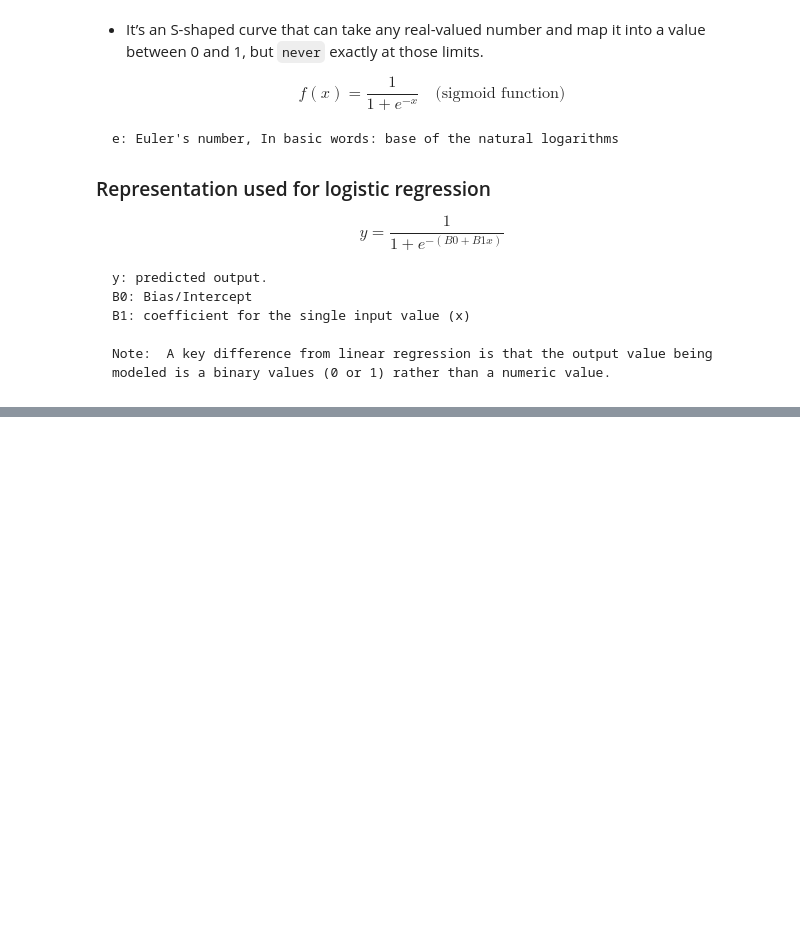
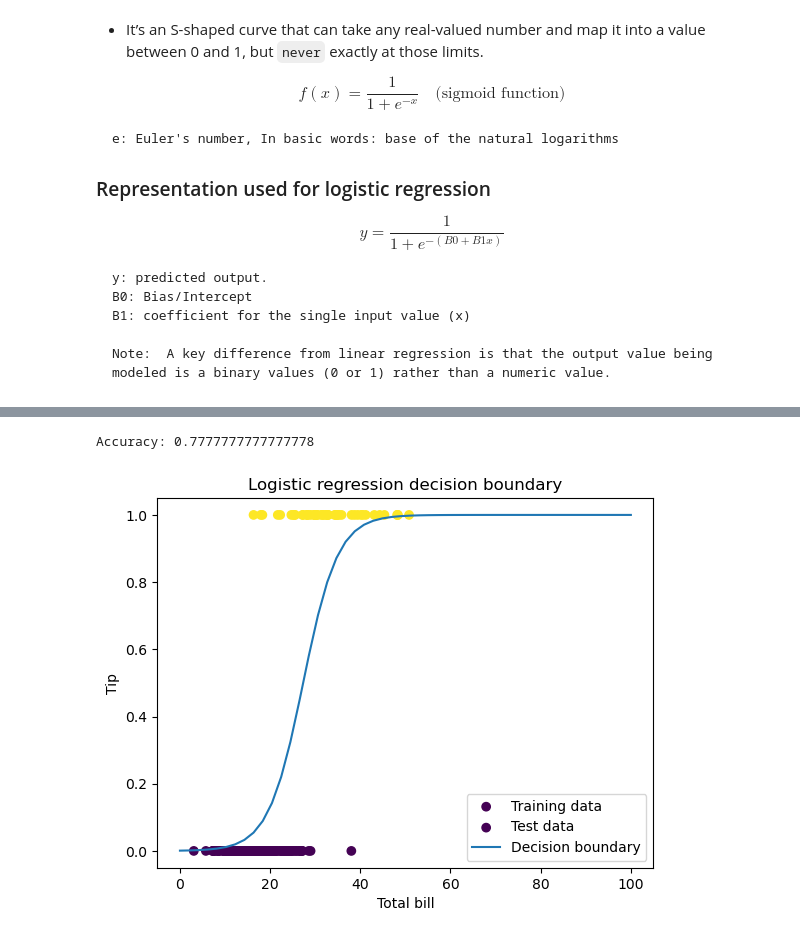
Before and after one commit to chuck-ankit/Python, a Jupyter notebook: Learning/08_Logistic_Reg.ipynb, the cells around one changed output, grey strips where cells are left out. Saved outputs shown, nothing was run; the diff lists cells and outputs as text; code cells hidden in the pictures; blank space fills up the shorter version.

```diff
--- a/Learning/08_Logistic_Reg.ipynb
+++ b/Learning/08_Logistic_Reg.ipynb
@@ -54,0 +124,53 @@ plt.show()
+# %%
+#sample program.
+
+
+import seaborn as sns
+import matplotlib.pyplot as plt
+import numpy as np
+from sklearn.linear_model import LogisticRegression
+from sklearn.model_selection import train_test_split
+# Load the Seaborn dataset
+tips = sns.load_dataset("tips")
+
+tips['big_tip'] = np.where(tips['tip']>=4,1,0)
+
+
+X = tips[['total_bill']].values
+Y = tips["big_tip"].values
+# Split the data into training and test sets
+X_train, X_test, y_train, y_test = X[:100],X[100:], Y[:100], Y[100:]
+
+X_train = X_train.reshape(-1,1)
+X_test = X_test.reshape(-1,1)
+y_train = y_train.reshape(-1,1)
+y_test = y_test.reshape(-1,1)
+
+
+# Create a logistic regression model
+model = LogisticRegression()
+
+# Fit the model to the training data
+model.fit(X_train, y_train)
+
+# Make predictions on the test data
+y_pred = model.predict(X_test)
+
+# Calculate the accuracy of the model
+accuracy = model.score(X_test, y_test)
+
+# Print the accuracy of the model
+print("Accuracy:", accuracy)
+
+# Plot the decision boundary
+plt.scatter(X_train, y_train, c=y_train, label="Training data")
+plt.scatter(X_test, y_pred, c=y_pred, label="Test data")
+plt.plot(np.linspace(0, 100), model.predict_proba(np.linspace(0, 100).reshape(-1,1))[:, 1], label="Decision boundary")
+plt.legend()
+plt.xlabel("Total bill")
+plt.ylabel("Tip")
+plt.title("Logistic regression decision boundary")
+plt.show()
+# %% [output]
+Accuracy: 0.7777777777777778
+[figure, added]
```
Also changed, not shown: parts of 4 cells of this notebook.
